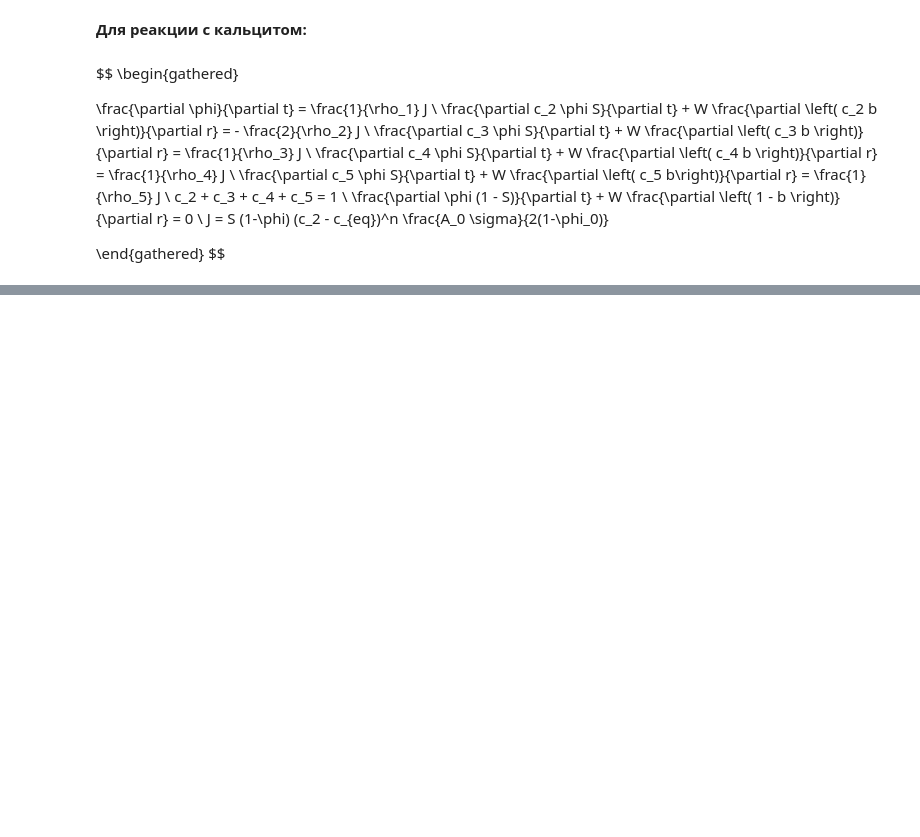
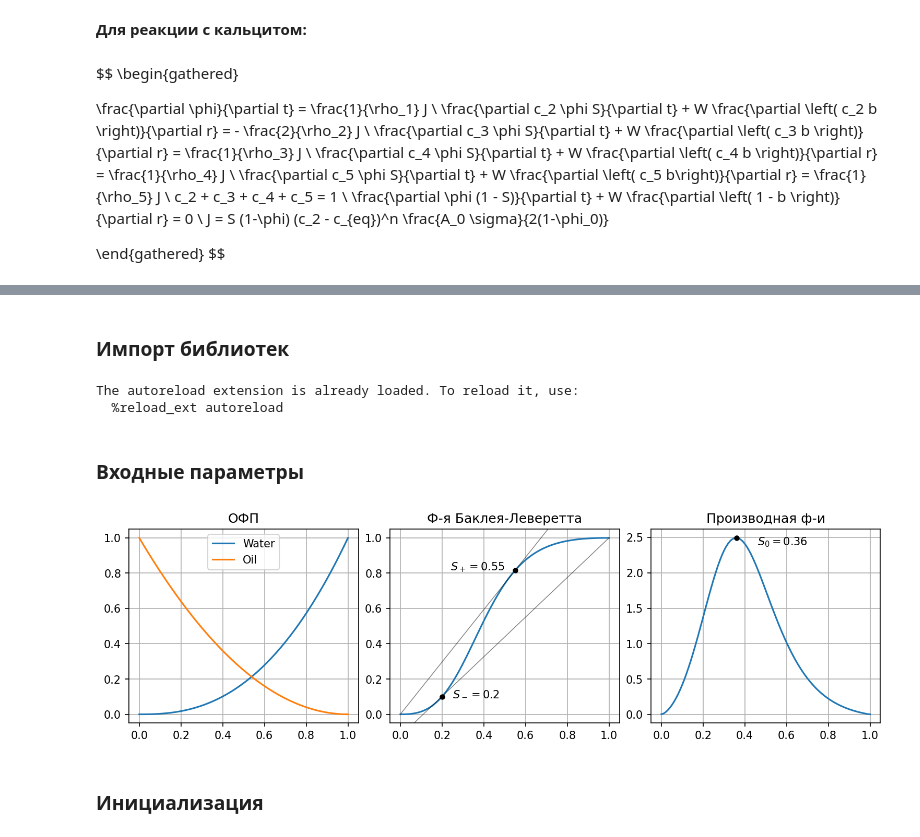
Before and after one commit to lnrSmglln/Carbonate-Acidizing-Modeling, a Jupyter notebook: acid.ipynb, the cells around one changed output, grey strips where cells are left out. Cells and saved outputs as stored; diff of their text form; code cells hidden in the pictures; blank space fills up the shorter version.

Commit message:
started acid realization + added BuckleyLeverett module

```diff
--- a/acid.ipynb
+++ b/acid.ipynb
@@ -145,0 +149,20 @@ $$
+# %% [markdown]
+### Импорт библиотек
+# %%
+%load_ext autoreload
+%autoreload 2
+
+import sys
+if ".." not in sys.path:
+    sys.path.insert(0, "..")
+
+import numpy as np
+import matplotlib.pyplot as plt
+from matplotlib.pyplot import figure
+import numba
+from src.BuckleyLeverett import *
+# %% [output]
+The autoreload extension is already loaded. To reload it, use:
+  %reload_ext autoreload
+# %% [markdown]
+### Входные параметры
@@ -145,0 +172,38 @@ $$
+# %%
+# Геометрия
+height = 1
+min_radius = 0.15
+max_radius = 10
+
+# Хар-ки породы
+# permeability = 1 * 10**(-12)
+porosity = 0.2
+density_1 = 2000
+
+# Хар-ки флюидов
+viscosity1 = 1 * 10**(-3)
+viscosity2 = 4 * 10**(-3)
+density_2 = 1000
+
+# Расход
+flow = 10 * 10**(-3)
+
+# Химия
+conc_left = 0.3
+conc_eq = 0.02
+degree_of_reaction = 1
+K = 0.5
+
+# Насыщенность
+saturation_left = 1 - S_ORW
+saturation_initial = S_WIR
+
+# Кол-во узлов сетки
+total_time = 1000
+num_of_grid_points = 100
+# %%
+s_right = plot_buckley_leverett(viscosity1, viscosity2)
+# %% [output]
+[figure, added]
+# %% [markdown]
+### Инициализация
```
Also changed, not shown: parts of 9 cells of this notebook, 1 other file.
